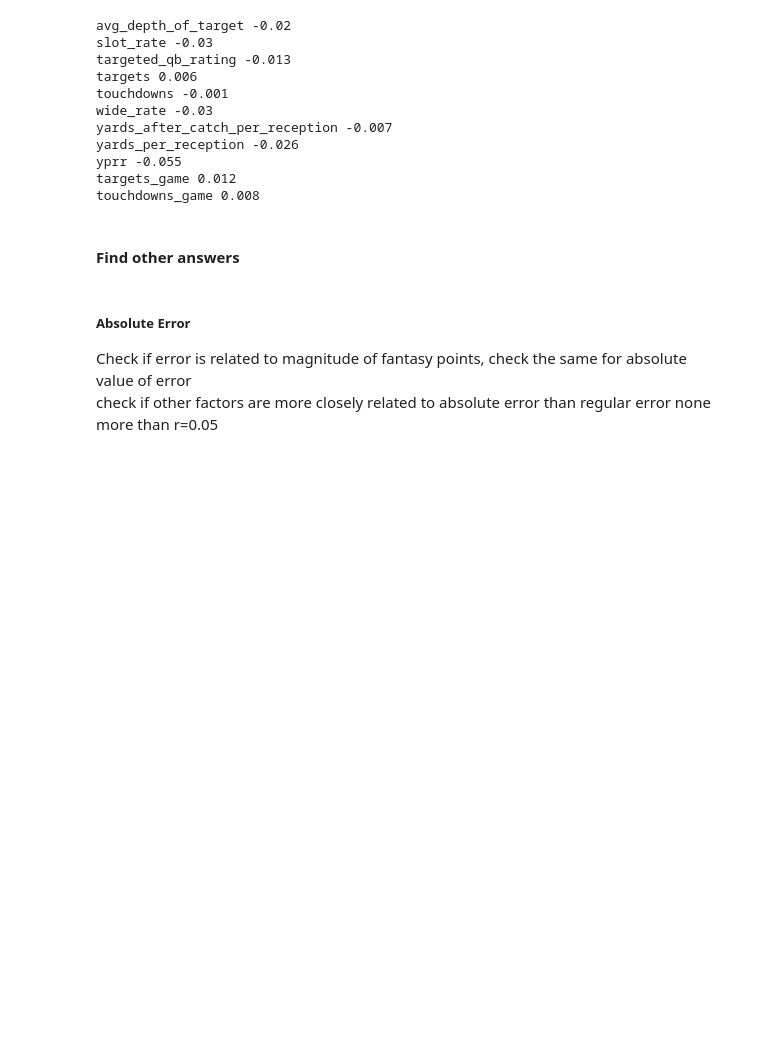
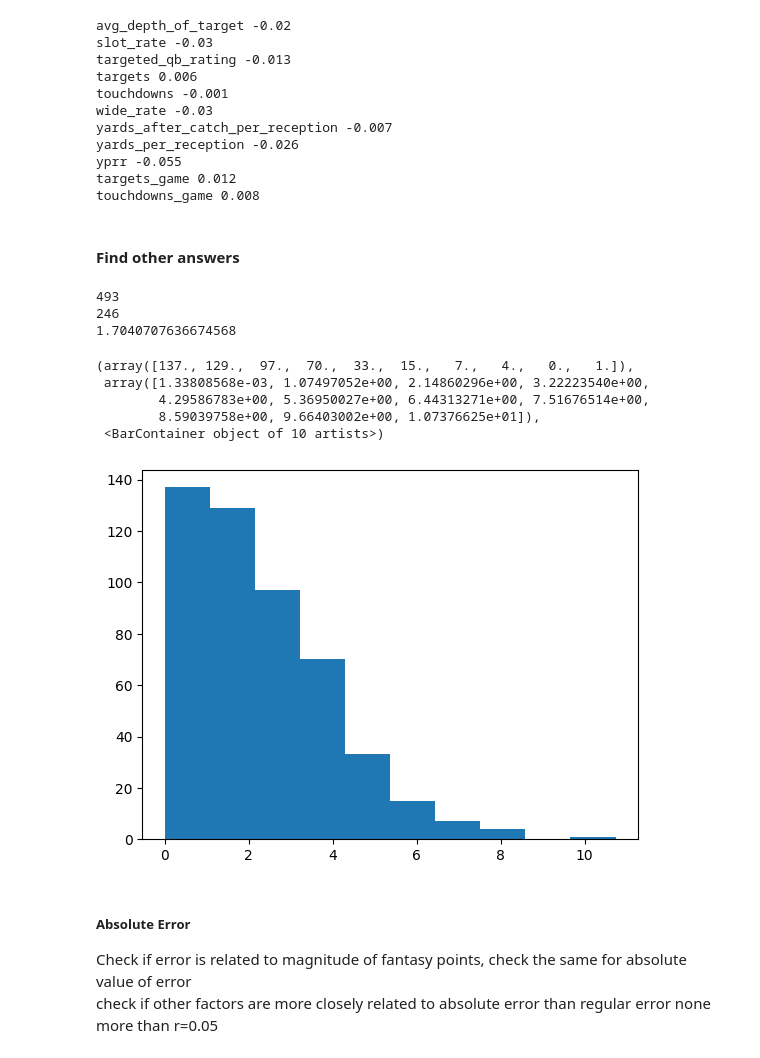
Before and after one commit to cow228/CWilliams_Project_Portfolio, a Jupyter notebook: Football/Yearly_FF_prediction.ipynb, the cells around one changed output. Saved outputs shown, nothing was run; the diff lists cells and outputs as text; code cells hidden in the pictures; blank space fills up the shorter version.

```diff
--- a/Football/Yearly_FF_prediction.ipynb
+++ b/Football/Yearly_FF_prediction.ipynb
@@ -299,32 +299,46 @@ touchdowns_game 0.008
 # %%
 #recreate regression for use here with simplified column list
 data_columns = ['fpts_game']
 key_data = ['fpts_game_actual']
 columns = data_columns + key_data
 wr = stat_split('fpts_game',wr_data_stats[columns])
 #calculate average error over repeated samples
 
 error_columns = []
 predicted_columns = []
 r_scores = []
 for seed in range(25):
        r_score, slope, intercept, lr = lr_predict(wr,['fpts_game_std', 'fpts_game_mean', 'fpts_game_slope'], key_data[0], seed, False, False)
        r_scores.append(r_score)
        #apply to wr list and find difference from actual
        wr['predicted'] = wr['fpts_game_std'] * slope[0] + wr['fpts_game_mean'] * slope[1] + wr['fpts_game_slope'] * slope[2] + intercept
        error_name = 'error'+str(seed)
        error_columns.append(error_name)
        predicted_name = 'predicted'+str(seed)
        predicted_columns.append(predicted_name)
        wr[error_name] = wr['predicted'] - wr['fpts_game_actual']
        wr[predicted_name] = wr['predicted']
 
 wr['predicted'] = np.mean(wr[predicted_columns], axis=1)
 wr.drop(predicted_columns, inplace=True, axis=1)
 wr['error'] = np.mean(wr[error_columns], axis=1)
 wr.drop(error_columns, inplace=True, axis=1)
 wr = wr[['fpts_game_mean', 'fpts_game_std','fpts_game_slope','fpts_game_actual','predicted','error']]
 wr['abs_error'] = np.absolute(wr['error'])
+print(len(wr))
+print(len(wr[wr['abs_error'] <= 2]))
+print(wr['abs_error'].std())
+plt.hist(wr['abs_error'])
+# %% [output]
+493
+246
+1.7040707636674568
+(array([137., 129.,  97.,  70.,  33.,  15.,   7.,   4.,   0.,   1.]),
+ array([1.33808568e-03, 1.07497052e+00, 2.14860296e+00, 3.22223540e+00,
+        4.29586783e+00, 5.36950027e+00, 6.44313271e+00, 7.51676514e+00,
+        8.59039758e+00, 9.66403002e+00, 1.07376625e+01]),
+ <BarContainer object of 10 artists>)
+[figure, added]
 # %% [markdown]
 ##### Absolute Error
 Check if error is related to magnitude of fantasy points, check the same for absolute value of error <br>
```
Also changed, not shown: parts of 15 cells of this notebook.
